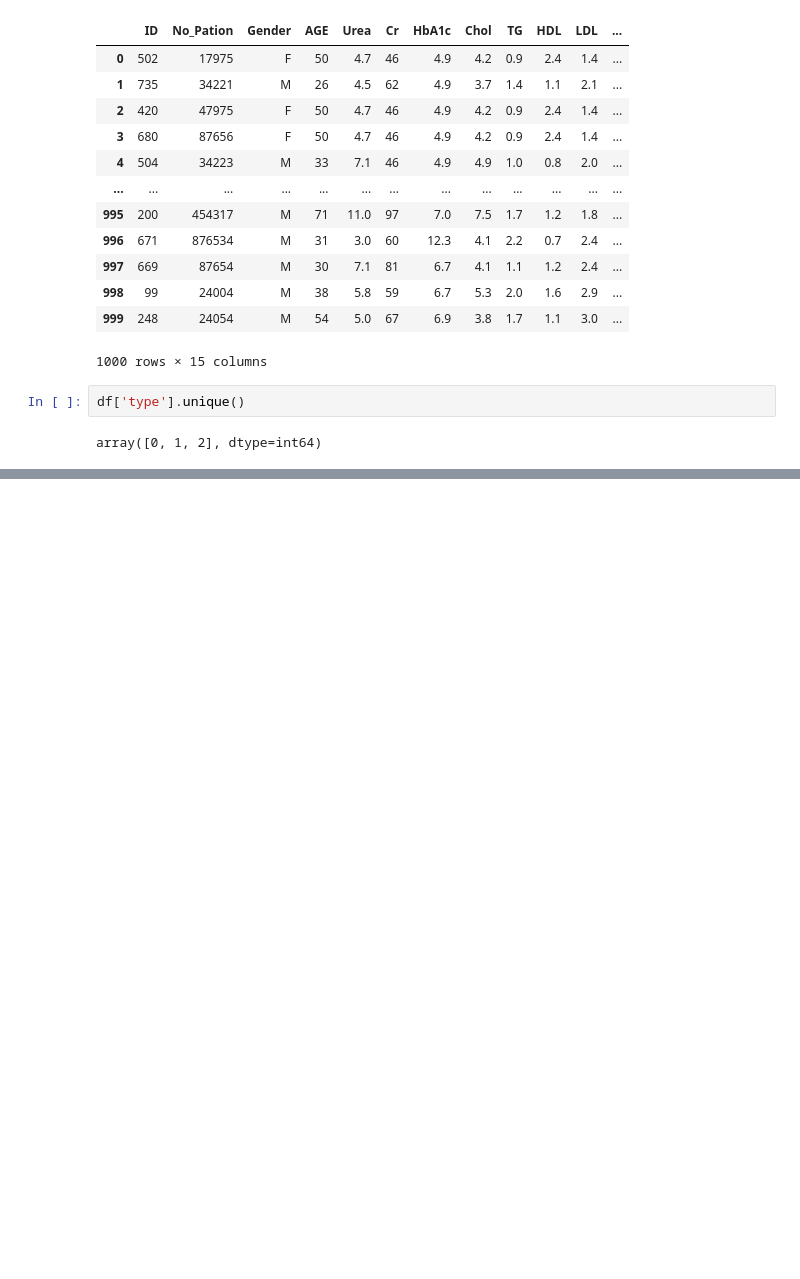
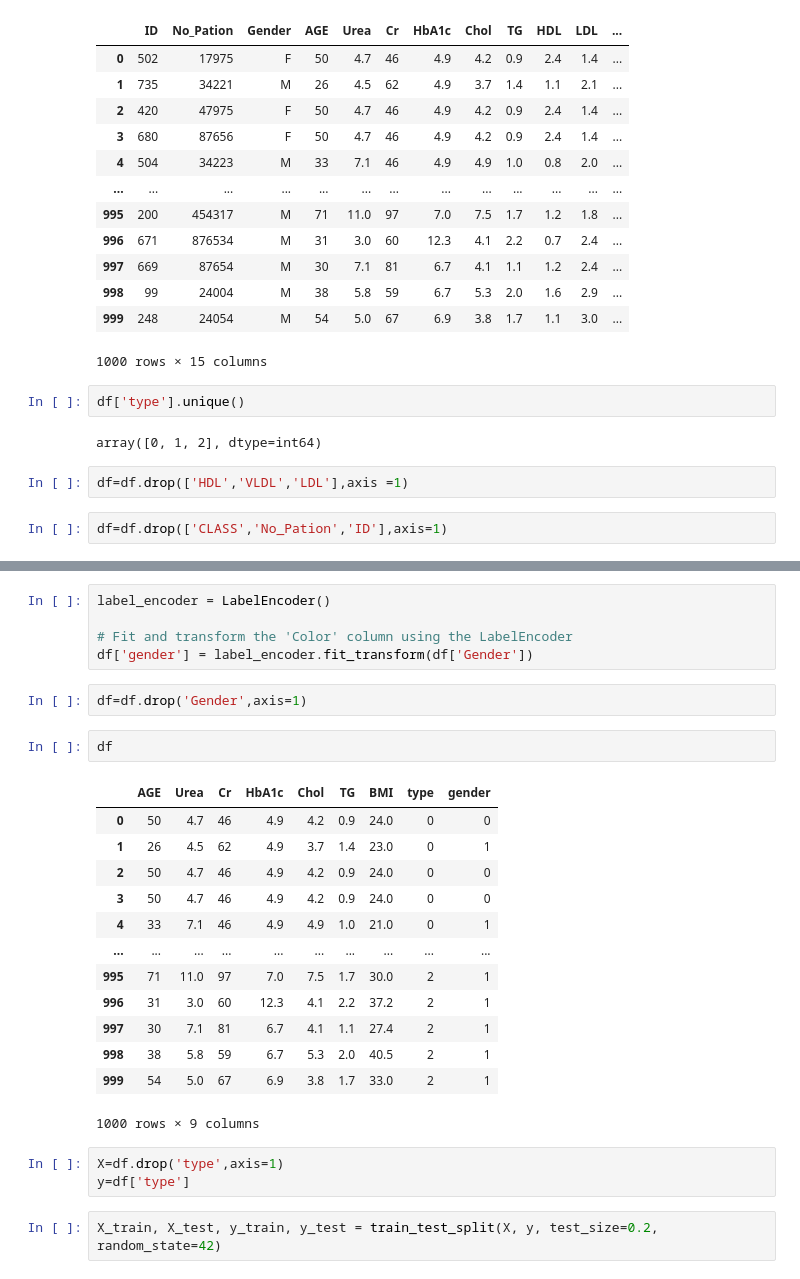
Before and after one commit to SahilSayani/diabetes_mellitus, a Jupyter notebook: diabetes_dataset/diabetes_dataset.ipynb, the cells around one changed output, grey strips where cells are left out. Saved outputs shown, nothing was run; the diff lists cells and outputs as text; blank space fills up the shorter version.

```diff
--- a/diabetes_dataset/diabetes_dataset.ipynb
+++ b/diabetes_dataset/diabetes_dataset.ipynb
@@ -71,3 +80,7 @@ df
 df['type'].unique()
 # %% [output]
 array([0, 1, 2], dtype=int64)
+# %%
+df=df.drop(['HDL','VLDL','LDL'],axis =1)
+# %%
+df=df.drop(['CLASS','No_Pation','ID'],axis=1)
@@ -73,0 +100,28 @@ array([0, 1, 2], dtype=int64)
+# %%
+label_encoder = LabelEncoder()
+
+# Fit and transform the 'Color' column using the LabelEncoder
+df['gender'] = label_encoder.fit_transform(df['Gender'])
+# %%
+df=df.drop('Gender',axis=1)
+# %%
+df
+# %% [output]
+|  | AGE | Urea | Cr | HbA1c | Chol | TG | BMI | type | gender |
+| 0 | 50 | 4.7 | 46 | 4.9 | 4.2 | 0.9 | 24.0 | 0 | 0 |
+| 1 | 26 | 4.5 | 62 | 4.9 | 3.7 | 1.4 | 23.0 | 0 | 1 |
+| 2 | 50 | 4.7 | 46 | 4.9 | 4.2 | 0.9 | 24.0 | 0 | 0 |
+| 3 | 50 | 4.7 | 46 | 4.9 | 4.2 | 0.9 | 24.0 | 0 | 0 |
+| 4 | 33 | 7.1 | 46 | 4.9 | 4.9 | 1.0 | 21.0 | 0 | 1 |
+| ... | ... | ... | ... | ... | ... | ... | ... | ... | ... |
+| 995 | 71 | 11.0 | 97 | 7.0 | 7.5 | 1.7 | 30.0 | 2 | 1 |
+| 996 | 31 | 3.0 | 60 | 12.3 | 4.1 | 2.2 | 37.2 | 2 | 1 |
+| 997 | 30 | 7.1 | 81 | 6.7 | 4.1 | 1.1 | 27.4 | 2 | 1 |
+| 998 | 38 | 5.8 | 59 | 6.7 | 5.3 | 2.0 | 40.5 | 2 | 1 |
+| 999 | 54 | 5.0 | 67 | 6.9 | 3.8 | 1.7 | 33.0 | 2 | 1 |
+1000 rows × 9 columns
+# %%
+X=df.drop('type',axis=1)
+y=df['type']
+# %%
+X_train, X_test, y_train, y_test = train_test_split(X, y, test_size=0.2, random_state=42)
```
Also changed, not shown: parts of 11 cells of this notebook, 2 other files.
